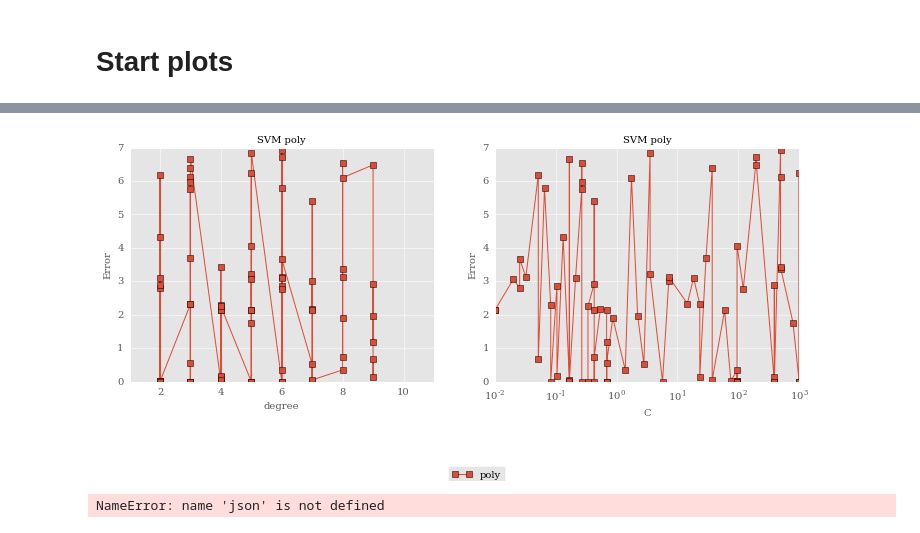
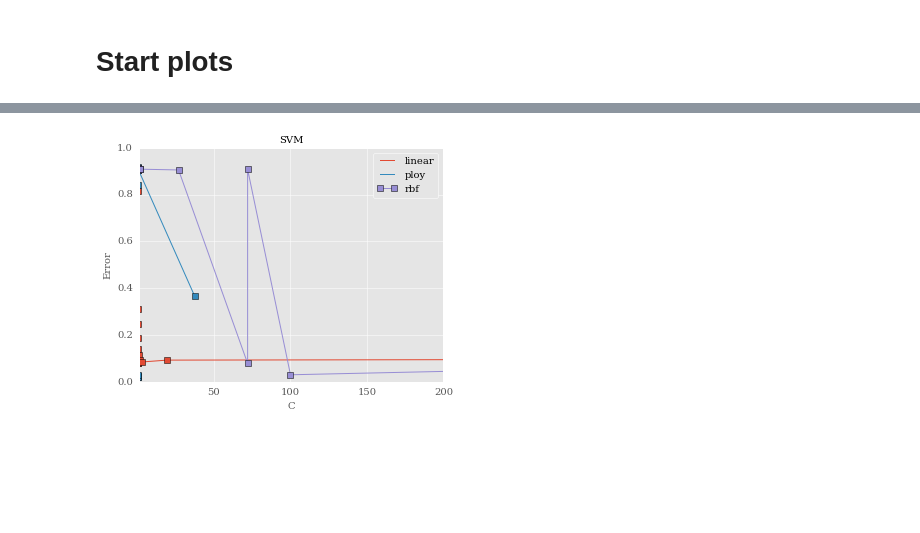
Before and after one commit to hosamshahin/Fall2015_ML_Project, a Jupyter notebook: results/Analysis.ipynb, the cells around one changed output, grey strips where cells are left out. Cells and saved outputs as stored; diff of their text form; code cells hidden in the pictures; blank space fills up the shorter version.

Commit message:
presentaion graphs

```diff
--- a/results/Analysis.ipynb
+++ b/results/Analysis.ipynb
@@ -172,7 +173,7 @@ def plot_bar(dataArray, xlabels=None, ylabel=None, legendLabels=None, title=None
 # %% [markdown]
 # Read Data
 # %%
-with open('hyperOpt_svm.json') as data_file:
+with open('run_hyperopt_svm.json') as data_file:
     data = json.load(data_file)
 
 svm = pd.DataFrame(columns=['C', 'degree', 'gamma', 'kernel', 'type', 'results'])
@@ -220,59 +214,53 @@ svm.query('kernel=="poly" & C <100')
 # %%
-data = svm.query('kernel=="poly"').copy()
+data = svm.query('gamma< 1').copy()
 
-labels = ['poly']
+labels = ['linear', 'ploy', 'rbf']
 
 
 fig = plt.figure(4, figsize=(12, 5))
 fig.subplots_adjust(bottom=0.25)
 
 
 dataList = []
-dataList.append(data)
+data1= svm.query("kernel == 'linear'").copy()
+dataList.append(data1)
 
-# degree subplot
-ax = fig.add_subplot(121)
-ax.set_title("SVM poly")
-for i,g in enumerate(dataList):
-#     print(g.ix[:, 1:])
-    g.sort_values(by='degree', inplace=True)
-    g.plot(x='degree', y='results', marker='s', label=labels[i], ax=ax, legend=False)
-    ax.set_ylabel("Error")
-#     ax.set_ylim([])
-    ax.set_xlim([1,11])
+data1= svm.query("kernel == 'poly' & degree == 4").copy()
+dataList.append(data1)
+
+data1= svm.query("kernel == 'rbf'").copy()
+dataList.append(data1)
 
 # C subplot
-dataList = []
-dataList.append(data)
-
-ax = fig.add_subplot(122)
-ax.set_title("SVM poly")
+ax = fig.add_subplot(121)
+ax.set_title("SVM")
 for i,g in enumerate(dataList):
 #     print(g.ix[:, 1:])
     g.sort_values(by='C', inplace=True)
-    g.plot(x='C', y='results', marker='s', label=labels[i], ax=ax, legend=False, logx=True)
+    g.plot(x='C', y='results', marker='s', label=labels[i], ax=ax, legend=True)
     ax.set_ylabel("Error")
 #     ax.set_ylim([])
-#     ax.set_xlim([])
+    ax.set_xlim([1,200])
+
+# # C subplot
+# dataList = []
+# dataList.append(data)
+
+# ax = fig.add_subplot(122)
+# ax.set_title("SVM poly")
+# for i,g in enumerate(dataList):
+# #     print(g.ix[:, 1:])
+#     g.sort_values(by='C', inplace=True)
+#     g.plot(x='C', y='results', marker='s', label=labels[i], ax=ax, legend=False, logx=True)
+#     ax.set_ylabel("Error")
+# #     ax.set_ylim([])
+# #     ax.set_xlim([])
 
 # Common legend
-h, l = ax.get_legend_handles_labels()
-plt.figlegend(h, l, loc='lower center',  ncol=3, bbox_to_anchor=(0.44, -0.02))
+# h, l = ax.get_legend_handles_labels()
+# plt.figlegend(h, l, loc='lower center',  ncol=3, bbox_to_anchor=(0.44, -0.02))
 
 # Save output
-plt.savefig('svm_poly.eps', format='eps', bbox_inches='tight')
+plt.savefig('svm_C.eps', format='eps', bbox_inches='tight')
 # %% [output]
-[figure, old version]
+[figure, new version]
-# %%
-with open('hyperOpt_svm.json') as data_file:
-    DT_data = json.load(data_file)
-
-svm = pd.DataFrame(columns=['max_depth', 'pre_params_type', 'type', 'results'])
-for i, result in enumerate(DT_data):
-    svm.loc[i] = [result['model_params']['params']['max_depth'],
-                  result['pre_params']['type'],
-                  result['model_params']['type'],
-                  result['result']
-                 ]
-# %% [output]
-NameError: name 'json' is not defined
```
Also changed, not shown: parts of 6 cells of this notebook, 16 other files.
